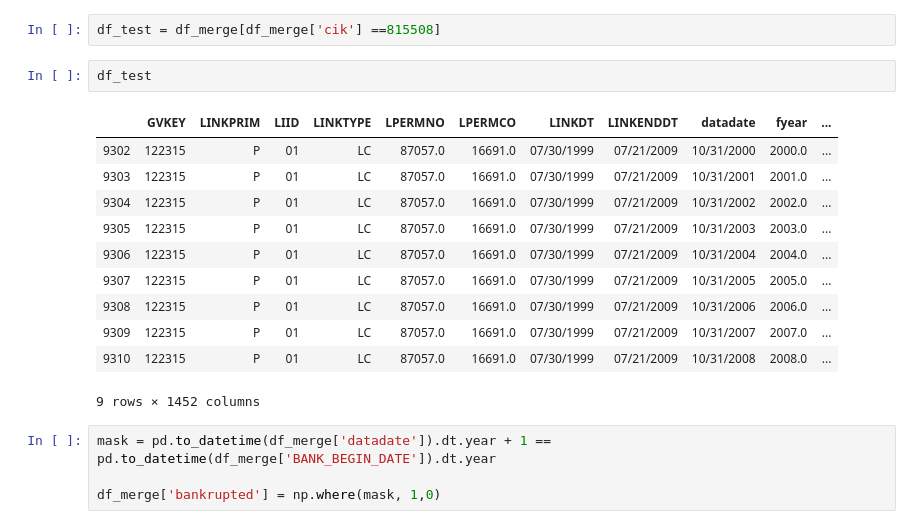
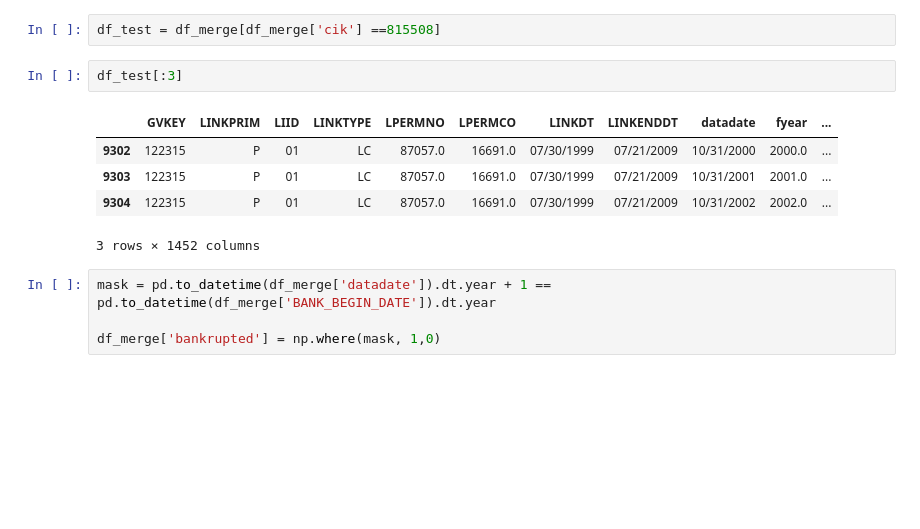
Before and after one commit to hannahho11/predict_bankruptcy, a Jupyter notebook: LR_RF_V1.ipynb, the cells around one changed output. Saved outputs shown, nothing was run; the diff lists cells and outputs as text; blank space fills up the shorter version.

```diff
--- a/LR_RF_V1.ipynb
+++ b/LR_RF_V1.ipynb
@@ -147,19 +131,13 @@ df_merge
 # %%
 df_test = df_merge[df_merge['cik'] ==815508]
 # %%
-df_test
+df_test[:3]
 # %% [output]
 |  | GVKEY | LINKPRIM | LIID | LINKTYPE | LPERMNO | LPERMCO | LINKDT | LINKENDDT | datadate | fyear | ... |
 | 9302 | 122315 | P | 01 | LC | 87057.0 | 16691.0 | 07/30/1999 | 07/21/2009 | 10/31/2000 | 2000.0 | ... |
 | 9303 | 122315 | P | 01 | LC | 87057.0 | 16691.0 | 07/30/1999 | 07/21/2009 | 10/31/2001 | 2001.0 | ... |
 | 9304 | 122315 | P | 01 | LC | 87057.0 | 16691.0 | 07/30/1999 | 07/21/2009 | 10/31/2002 | 2002.0 | ... |
-| 9305 | 122315 | P | 01 | LC | 87057.0 | 16691.0 | 07/30/1999 | 07/21/2009 | 10/31/2003 | 2003.0 | ... |
-| 9306 | 122315 | P | 01 | LC | 87057.0 | 16691.0 | 07/30/1999 | 07/21/2009 | 10/31/2004 | 2004.0 | ... |
-| 9307 | 122315 | P | 01 | LC | 87057.0 | 16691.0 | 07/30/1999 | 07/21/2009 | 10/31/2005 | 2005.0 | ... |
-| 9308 | 122315 | P | 01 | LC | 87057.0 | 16691.0 | 07/30/1999 | 07/21/2009 | 10/31/2006 | 2006.0 | ... |
-| 9309 | 122315 | P | 01 | LC | 87057.0 | 16691.0 | 07/30/1999 | 07/21/2009 | 10/31/2007 | 2007.0 | ... |
-| 9310 | 122315 | P | 01 | LC | 87057.0 | 16691.0 | 07/30/1999 | 07/21/2009 | 10/31/2008 | 2008.0 | ... |
-9 rows × 1452 columns
+3 rows × 1452 columns
 # %%
 mask = pd.to_datetime(df_merge['datadate']).dt.year + 1 == pd.to_datetime(df_merge['BANK_BEGIN_DATE']).dt.year
 
```
Also changed, not shown: parts of 10 cells of this notebook.
